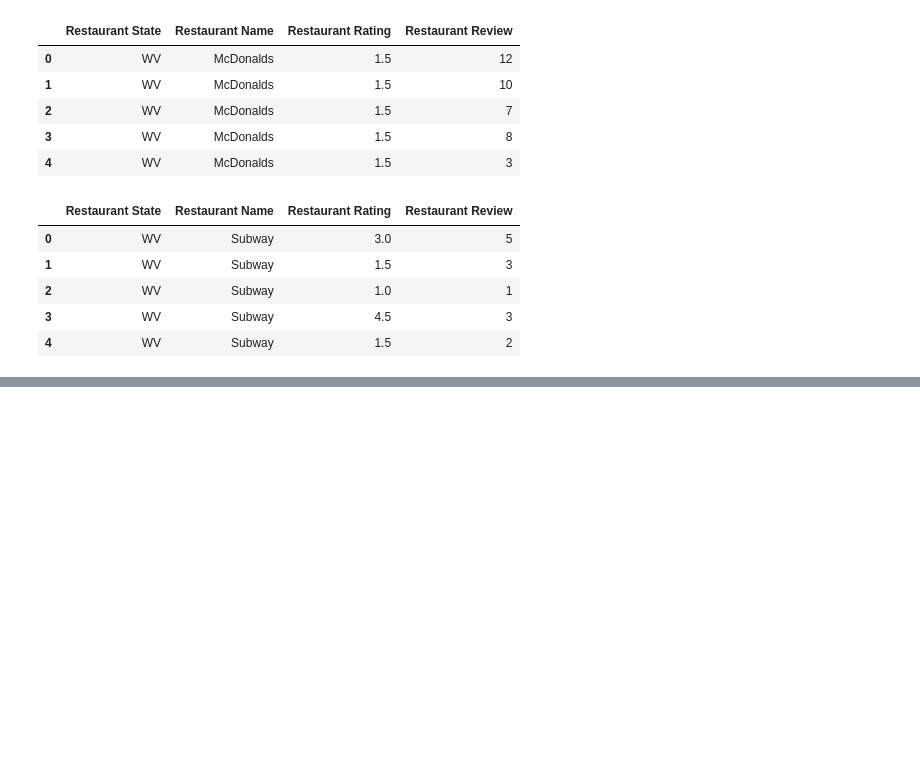
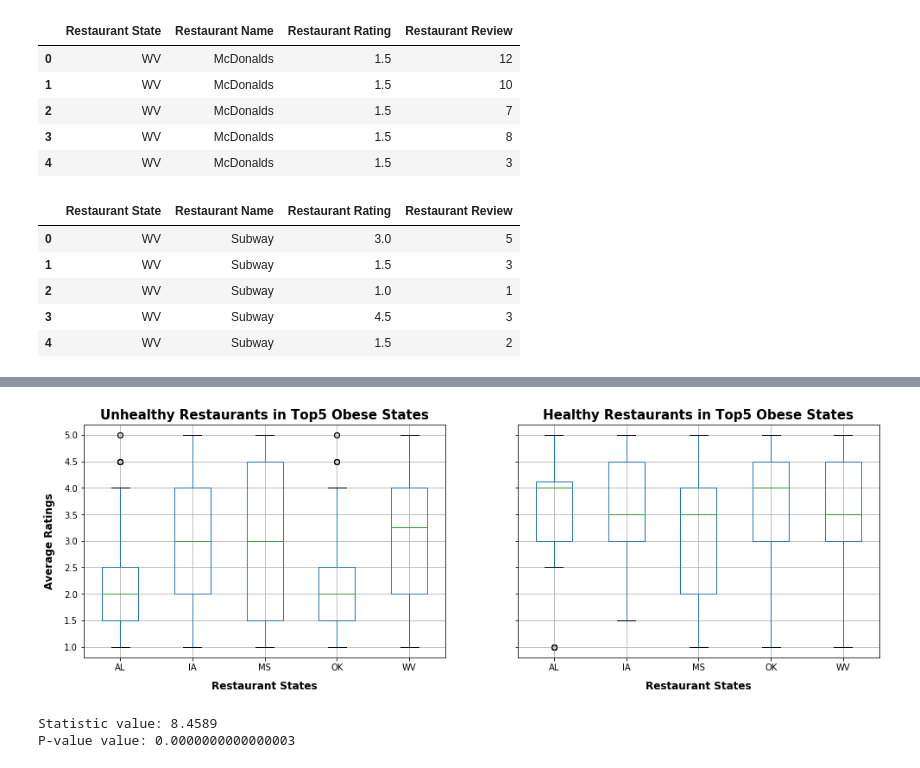
Before and after one commit to Arjun4391/DATA_SCIENCE_PROJECT1, a Jupyter notebook: Health_Project.ipynb, the cells around one changed output, grey strips where cells are left out. Drawn from its saved outputs; the diff is of its cells as text; code cells hidden in the pictures; blank space fills up the shorter version.

```diff
--- a/Health_Project.ipynb
+++ b/Health_Project.ipynb
@@ -638,0 +600,36 @@ Ttest_indResult(statistic=3.760247864603215, pvalue=0.00019565444226276552)
+# %%
+# Creat subplots
+fig, ax = plt.subplots(1,2, figsize= (16,5), sharey = True)
+
+# Create a boxplot to compare means for Unhealthy Restaurants in Top5 States
+TOP5UNHEALTHY_restaurants.boxplot("Restaurant Rating", by="Restaurant State", ax = ax[0])
+TOP5HEALTHY_restaurants.boxplot("Restaurant Rating", by="Restaurant State", ax = ax[1])
+plt.suptitle("")
+
+# Set Titles
+ax[0].set_title('Unhealthy Restaurants in Top5 Obese States', weight = 'bold', size = 15, loc = 'center')
+ax[1].set_title('Healthy Restaurants in Top5 Obese States', weight = 'bold', size = 15, loc = 'center')
+
+# Set x-axis label
+ax[0].set_xlabel("Restaurant States", labelpad=10, weight='bold', size=12)
+ax[1].set_xlabel("Restaurant States", labelpad=10, weight='bold', size=12)
+
+# Set y-axis label
+ax[0].set_ylabel("Average Ratings", labelpad=10, weight='bold', size=12)
+
+# Save Figures
+figure_path = os.path.join('images','Top5_Healthy_x_Unhealthy_Boxplot')
+plt.savefig(figure_path)
+
+plt.show()
+# %% [output]
+[figure, added]
+# %%
+# Test if the ratings are different
+results =stats.ttest_ind(TOP5HEALTHY_restaurants["Restaurant Rating"],
+                         TOP5UNHEALTHY_restaurants["Restaurant Rating"], equal_var=False)
+print(f"Statistic value: {results.statistic:.4f}")
+print(f"P-value value: {results.pvalue:.16f}")
+# %% [output]
+Statistic value: 8.4589
+P-value value: 0.0000000000000003
```
Also changed, not shown: parts of 56 cells of this notebook, 7 other files.
